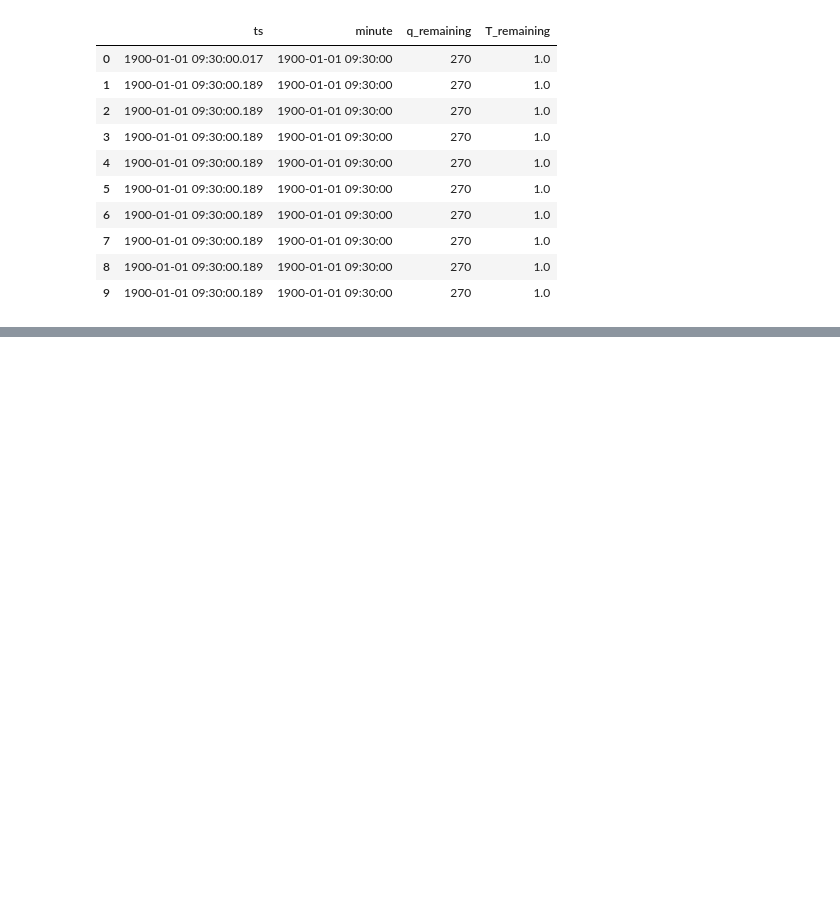
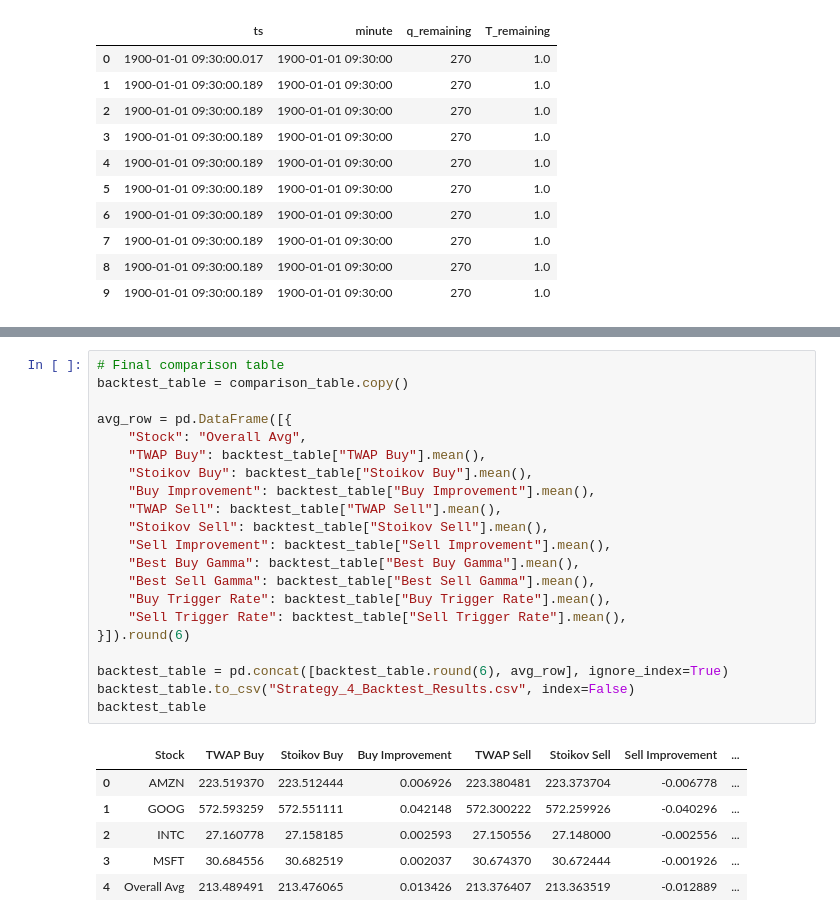
Before and after one commit to FishInAZ/ORIE-5259-Algo-Trading, a Jupyter notebook: Strategy_4/Stoikov_Model.ipynb, the cells around one changed output, grey strips where cells are left out. Cells and saved outputs as stored; diff of their text form; blank space fills up the shorter version.

```diff
--- a/Strategy_4/Stoikov_Model.ipynb
+++ b/Strategy_4/Stoikov_Model.ipynb
@@ -315,0 +447,28 @@ comparison_table.round(6)
+# %%
+# Final comparison table
+backtest_table = comparison_table.copy()
+
+avg_row = pd.DataFrame([{
+    "Stock": "Overall Avg",
+    "TWAP Buy": backtest_table["TWAP Buy"].mean(),
+    "Stoikov Buy": backtest_table["Stoikov Buy"].mean(),
+    "Buy Improvement": backtest_table["Buy Improvement"].mean(),
+    "TWAP Sell": backtest_table["TWAP Sell"].mean(),
+    "Stoikov Sell": backtest_table["Stoikov Sell"].mean(),
+    "Sell Improvement": backtest_table["Sell Improvement"].mean(),
+    "Best Buy Gamma": backtest_table["Best Buy Gamma"].mean(),
+    "Best Sell Gamma": backtest_table["Best Sell Gamma"].mean(),
+    "Buy Trigger Rate": backtest_table["Buy Trigger Rate"].mean(),
+    "Sell Trigger Rate": backtest_table["Sell Trigger Rate"].mean(),
+}]).round(6)
+
+backtest_table = pd.concat([backtest_table.round(6), avg_row], ignore_index=True)
+backtest_table.to_csv("Strategy_4_Backtest_Results.csv", index=False)
+backtest_table
+# %% [output]
+|  | Stock | TWAP Buy | Stoikov Buy | Buy Improvement | TWAP Sell | Stoikov Sell | Sell Improvement | ... |
+| 0 | AMZN | 223.519370 | 223.512444 | 0.006926 | 223.380481 | 223.373704 | -0.006778 | ... |
+| 1 | GOOG | 572.593259 | 572.551111 | 0.042148 | 572.300222 | 572.259926 | -0.040296 | ... |
+| 2 | INTC | 27.160778 | 27.158185 | 0.002593 | 27.150556 | 27.148000 | -0.002556 | ... |
+| 3 | MSFT | 30.684556 | 30.682519 | 0.002037 | 30.674370 | 30.672444 | -0.001926 | ... |
+| 4 | Overall Avg | 213.489491 | 213.476065 | 0.013426 | 213.376407 | 213.363519 | -0.012889 | ... |
```
Also changed, not shown: parts of 13 cells of this notebook, 5 other files.
